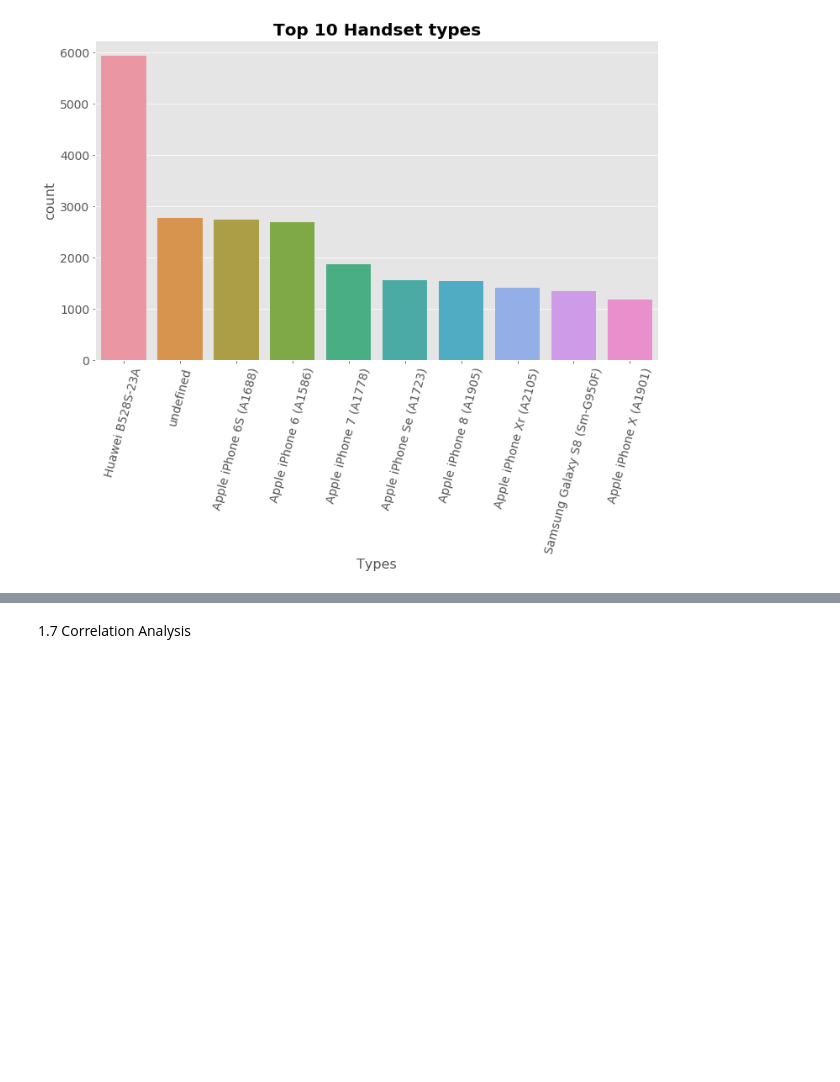
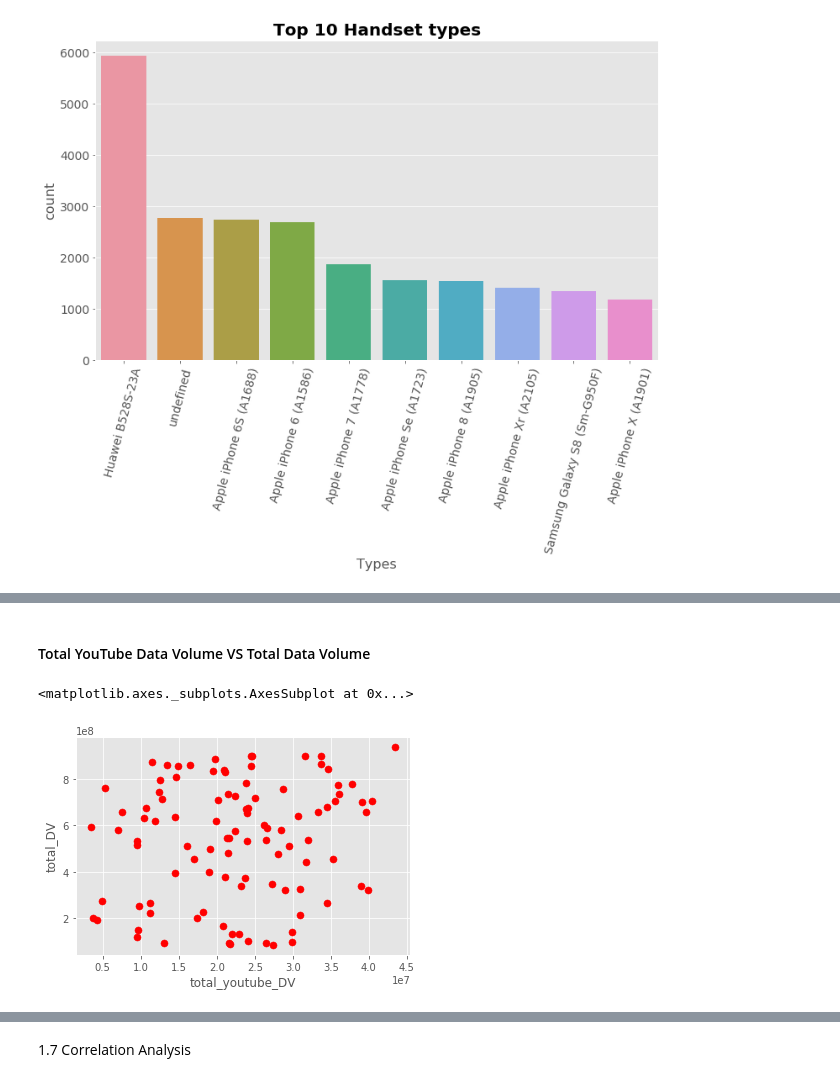
Before and after one commit to andyalex234/Telecom_User_Analytics, a Jupyter notebook: notebooks/user_overview_analysis.ipynb, the cells around one changed output, grey strips where cells are left out. Saved outputs shown, nothing was run; the diff lists cells and outputs as text; code cells hidden in the pictures; blank space fills up the shorter version.

```diff
--- a/notebooks/user_overview_analysis.ipynb
+++ b/notebooks/user_overview_analysis.ipynb
@@ -614,0 +647,7 @@ visiualize.plot_bar(df= df2, x_col='Handset Type', y_col='count', title = 'Top 1
+# %% [markdown]
+#### Total YouTube Data Volume VS Total Data Volume
+# %%
+df[df['total_youtube_DV'] > 1.729234e+06].sample(100).plot.scatter(x='total_youtube_DV', y='total_DV', c='red', s=50)
+# %% [output]
+<matplotlib.axes._subplots.AxesSubplot at 0x...>
+[figure, added]
```
Also changed, not shown: parts of 14 cells of this notebook.
